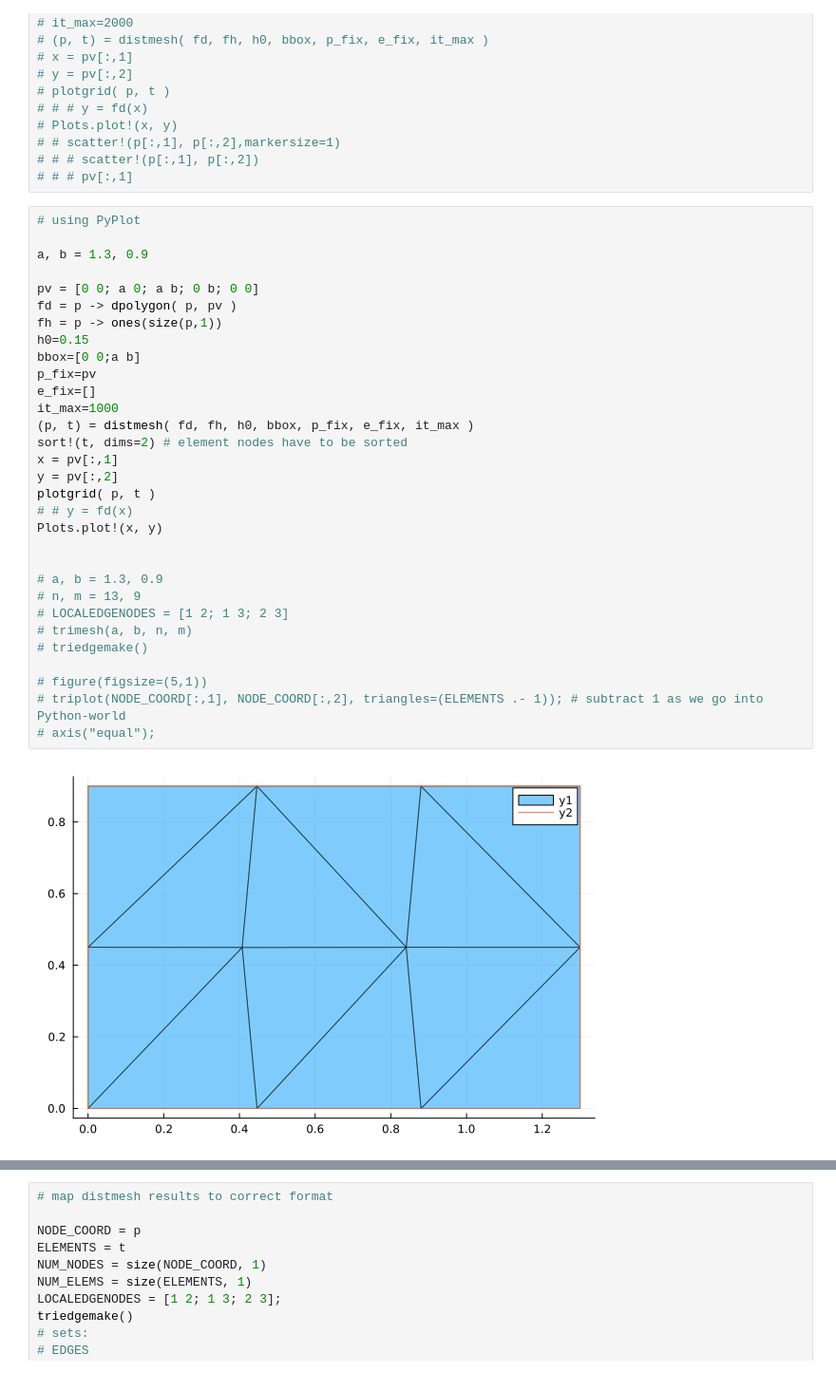
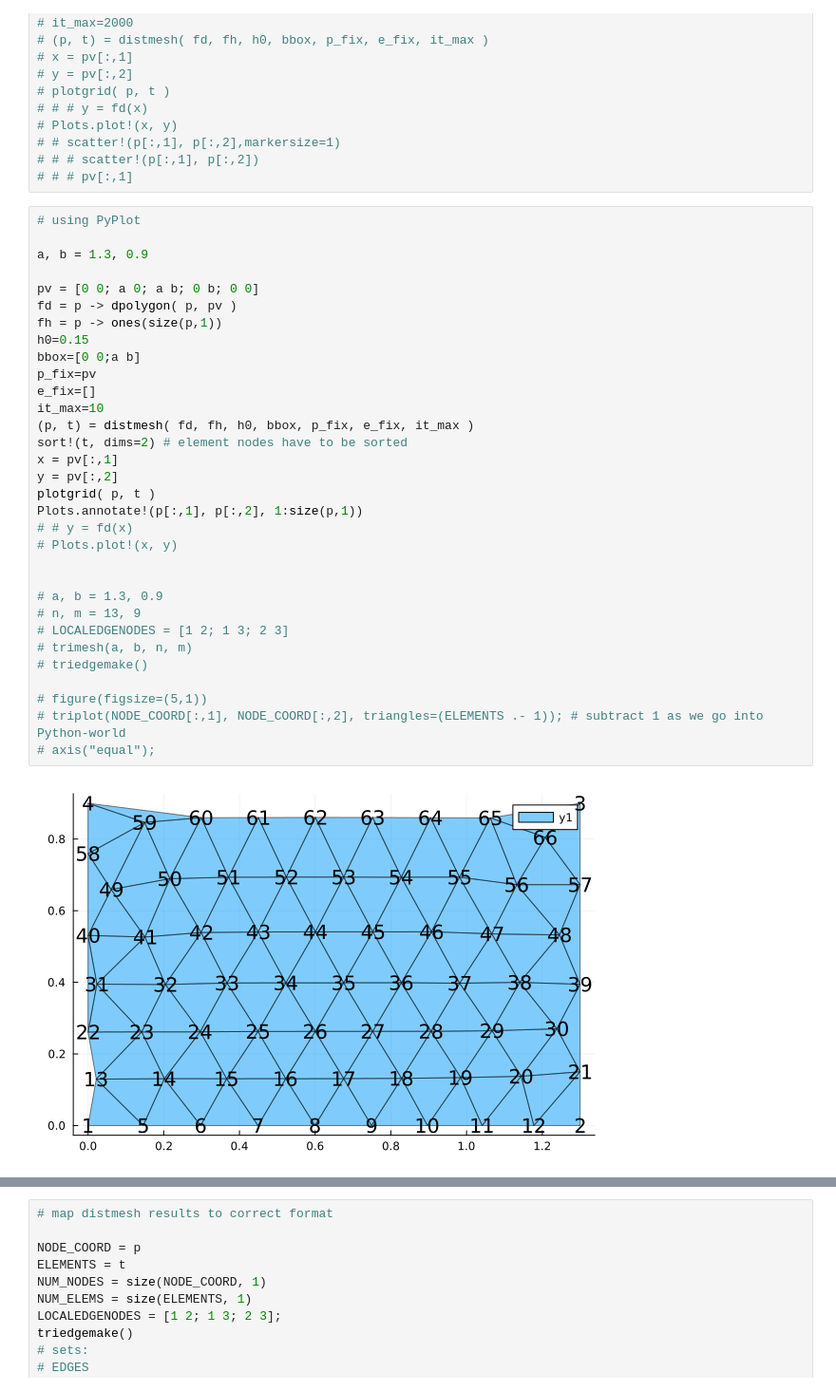
Before and after one commit to dkacperski97/eigenmode-fem, a Jupyter notebook: rylander2000.ipynb, the cells around one changed output, grey strips where cells are left out. Shown at 95% size. Cells and saved outputs as stored; diff of their text form.

```diff
--- a/rylander2000.ipynb
+++ b/rylander2000.ipynb
@@ -58,33 +63,34 @@ nothing
 # %%
 # using PyPlot
 
 a, b = 1.3, 0.9
 
 pv = [0 0; a 0; a b; 0 b; 0 0]
 fd = p -> dpolygon( p, pv )
 fh = p -> ones(size(p,1))
 h0=0.15
 bbox=[0 0;a b]
 p_fix=pv
 e_fix=[]
-it_max=1000
+it_max=10
 (p, t) = distmesh( fd, fh, h0, bbox, p_fix, e_fix, it_max )
 sort!(t, dims=2) # element nodes have to be sorted
 x = pv[:,1]
 y = pv[:,2]
 plotgrid( p, t )
+Plots.annotate!(p[:,1], p[:,2], 1:size(p,1))
 # # y = fd(x)
-Plots.plot!(x, y)
+# Plots.plot!(x, y)
 
 
 # a, b = 1.3, 0.9
 # n, m = 13, 9
 # LOCALEDGENODES = [1 2; 1 3; 2 3]
 # trimesh(a, b, n, m)
 # triedgemake()
 
 # figure(figsize=(5,1))
 # triplot(NODE_COORD[:,1], NODE_COORD[:,2], triangles=(ELEMENTS .- 1)); # subtract 1 as we go into Python-world
 # axis("equal");
 # %% [output]
-[figure, old version]
+[figure, new version]
```
Also changed, not shown: parts of 10 cells of this notebook, 28 other files.
